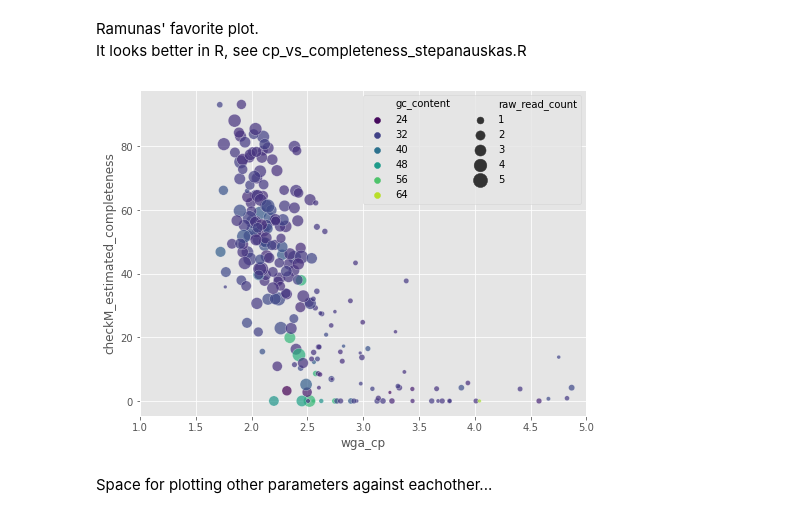
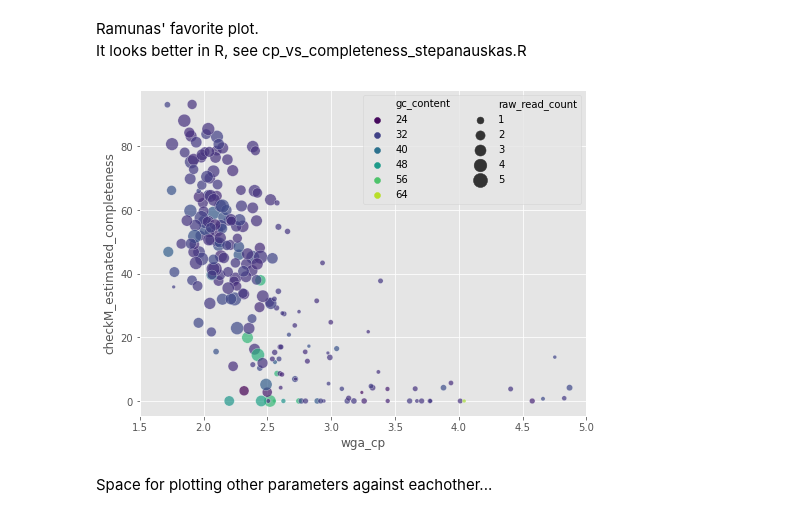
Before and after one commit to Bigelow-SCG-Course/Day1PM_SCG_data_intro, a Jupyter notebook: day1PM_playing_with_metadata.ipynb, the cells around one changed output. Cells and saved outputs as stored; diff of their text form; code cells hidden in the pictures.

```diff
--- a/day1PM_playing_with_metadata.ipynb
+++ b/day1PM_playing_with_metadata.ipynb
@@ -139,20 +139,20 @@ It looks better in R, see cp_vs_completeness_stepanauskas.R
 # %%
 plt.style.use('ggplot')
 
 ax = sns.scatterplot(x = 'wga_cp',
                 y = 'checkM_estimated_completeness',
                 data = df,
                 hue = 'gc_content',
                 size = df['raw_read_count'],
                palette = 'viridis',
                alpha = 0.7,   # makes dots transparent
                 sizes = (10, 200))
 
 ax.legend(loc = 'upper right', ncol = 2)
-ax.set_xlim(1, 5)
+ax.set_xlim(1.5, 5)
 plt.show()
 # %% [output]
-[figure, old version]
+[figure, new version]
 # %% [markdown]
 Space for plotting other parameters against eachother...
 # %% [markdown]
```
Also changed, not shown: parts of 2 cells of this notebook, 2 other files.
